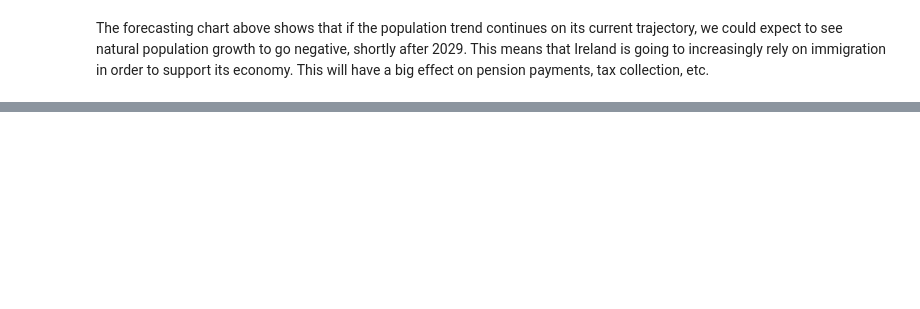
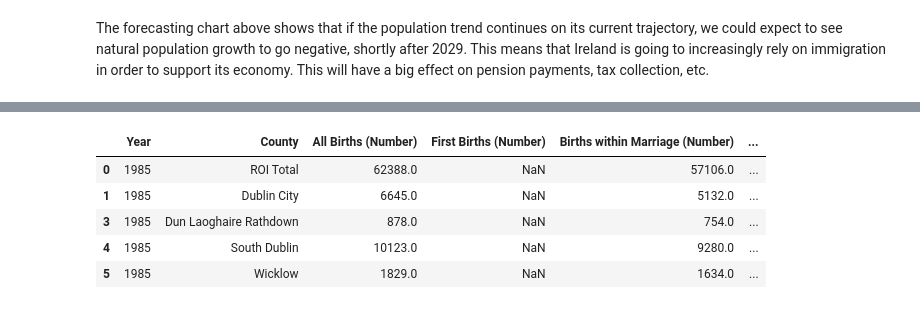
Before and after one commit to ericmcg13/CCT-CA1, a Jupyter notebook: CA1_Report.ipynb, the cells around one changed output, grey strips where cells are left out. Cells and saved outputs as stored; diff of their text form; code cells hidden in the pictures; blank space fills up the shorter version.

```diff
--- a/CA1_Report.ipynb
+++ b/CA1_Report.ipynb
@@ -251,6 +286,16 @@ def county_mapping(county):
     return 'Waterford'
   else:
     return county
+# %%
+births_df.dropna(axis=0, how='any', subset=['All Births (Number)'], inplace=True)
+births_df.head()
+# %% [output]
+|  | Year | County | All Births (Number) | First Births (Number) | Births within Marriage (Number) | ... |
+| 0 | 1985 | ROI Total | 62388.0 | NaN | 57106.0 | ... |
+| 1 | 1985 | Dublin City | 6645.0 | NaN | 5132.0 | ... |
+| 3 | 1985 | Dun Laoghaire Rathdown | 878.0 | NaN | 754.0 | ... |
+| 4 | 1985 | South Dublin | 10123.0 | NaN | 9280.0 | ... |
+| 5 | 1985 | Wicklow | 1829.0 | NaN | 1634.0 | ... |
 # %%
 # We need to clean up the COUNTY column to match values that are inline with the currenty county structure in Ireland
 # We can start by dropping the ROI totals
```
Also changed, not shown: parts of 11 cells of this notebook.
